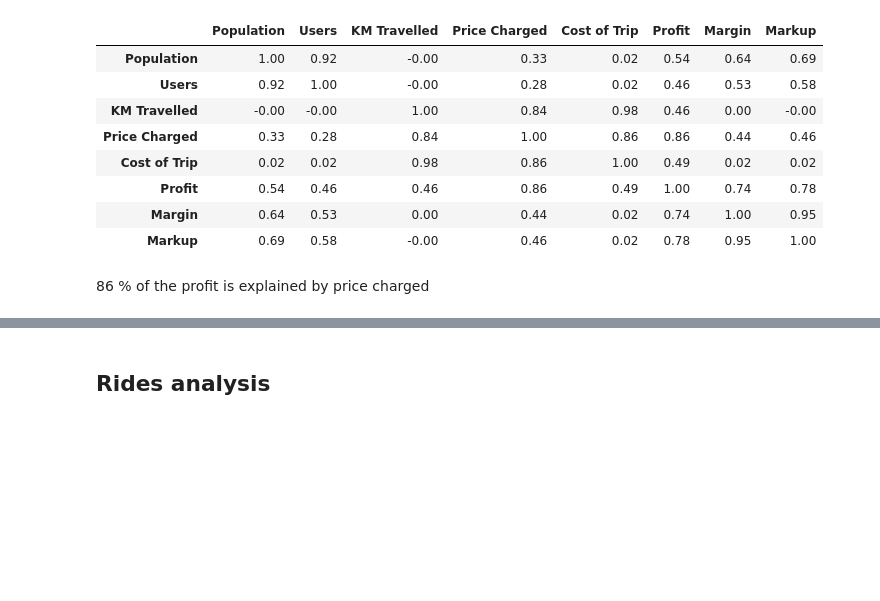
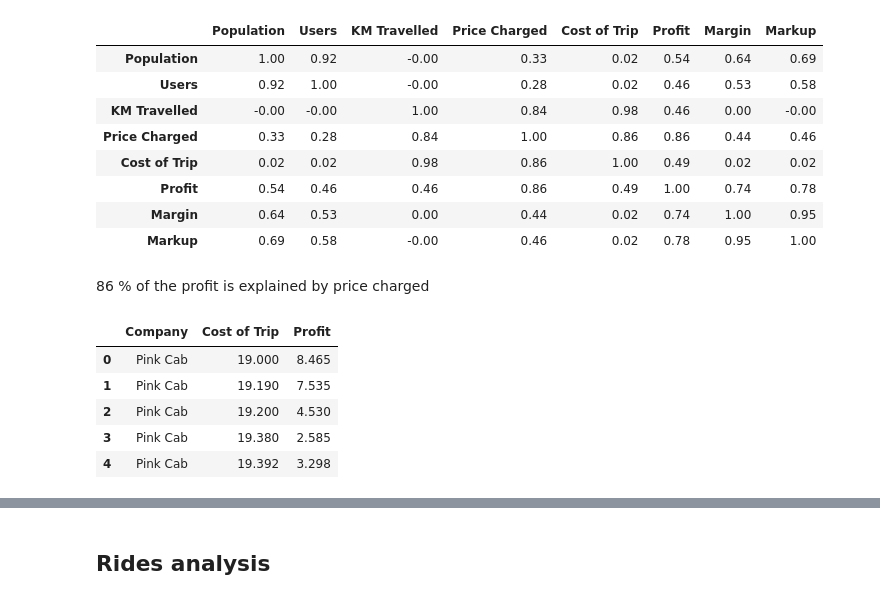
Before and after one commit to sebacastrocba/dataglacier-internship, a Jupyter notebook: G2M_DG_week2.ipynb, the cells around one changed output, grey strips where cells are left out. Saved outputs shown, nothing was run; the diff lists cells and outputs as text; code cells hidden in the pictures; blank space fills up the shorter version.

```diff
--- a/G2M_DG_week2.ipynb
+++ b/G2M_DG_week2.ipynb
@@ -605,0 +618,9 @@ corr.style.background_gradient(cmap='coolwarm').set_precision(2)
+# %%
+profit_cost_grouped.head()
+# %% [output]
+|  | Company | Cost of Trip | Profit |
+| 0 | Pink Cab | 19.000 | 8.465 |
+| 1 | Pink Cab | 19.190 | 7.535 |
+| 2 | Pink Cab | 19.200 | 4.530 |
+| 3 | Pink Cab | 19.380 | 2.585 |
+| 4 | Pink Cab | 19.392 | 3.298 |
```
Also changed, not shown: parts of 23 cells of this notebook.
